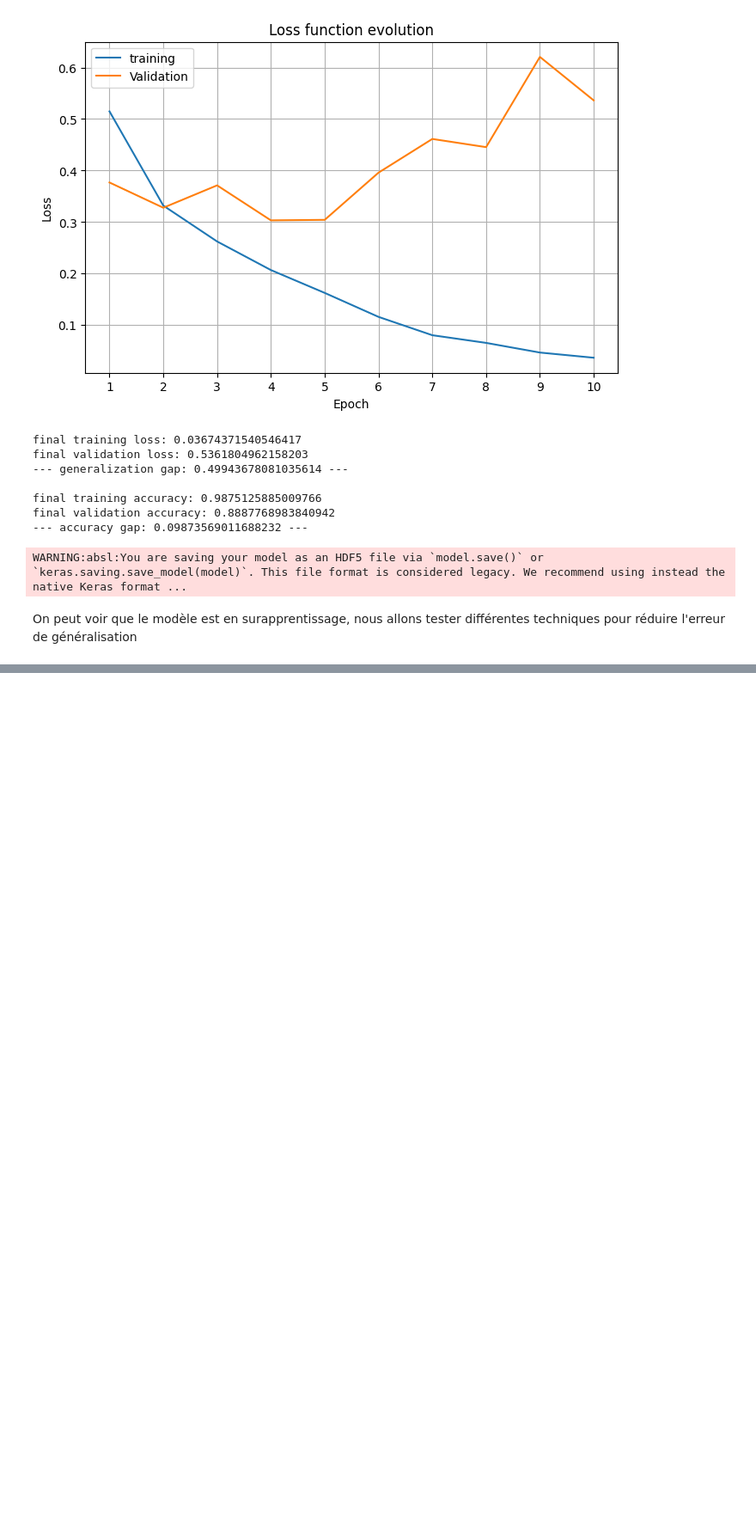
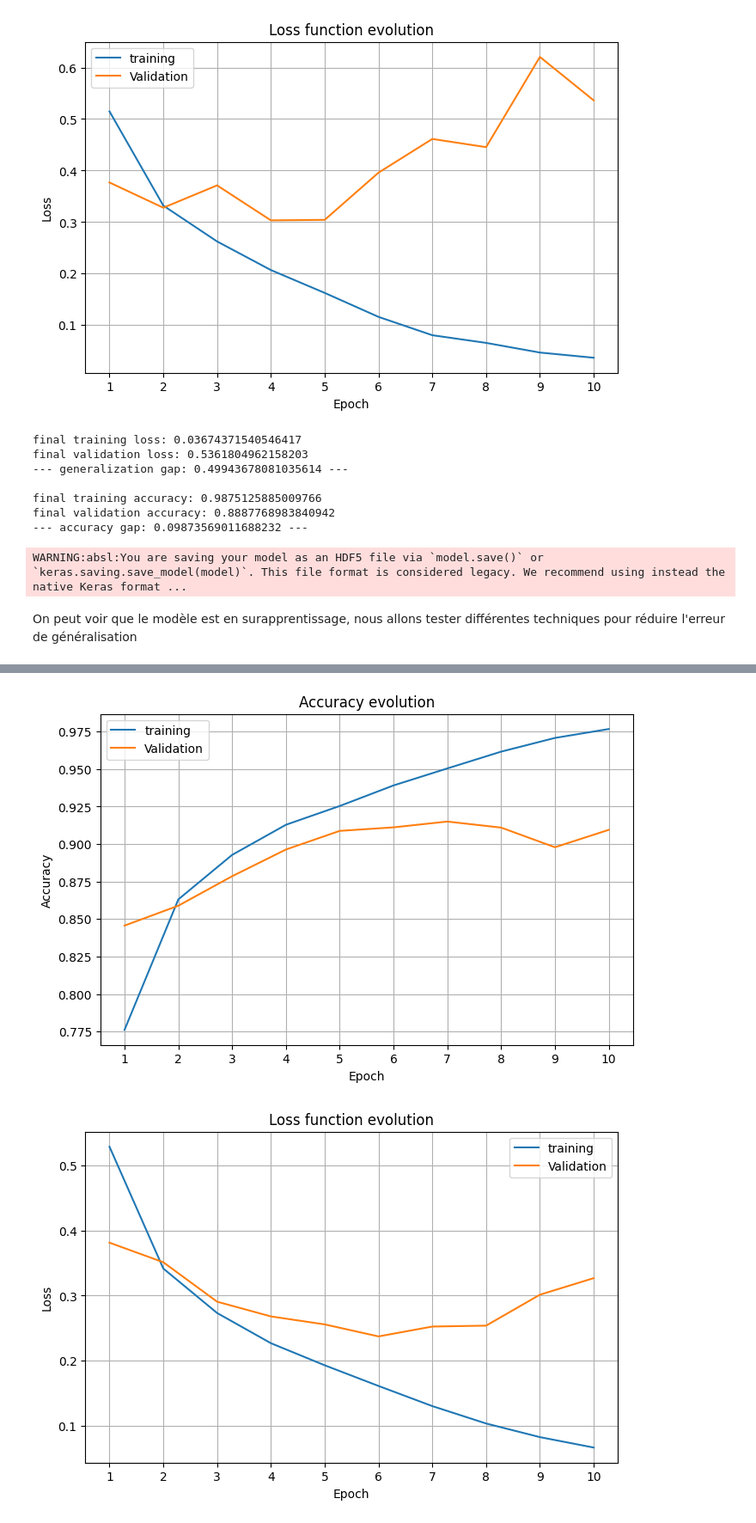
Before and after one commit to Williampancha/Leyenda, a Jupyter notebook: leyenda.ipynb, the cells around one changed output, grey strips where cells are left out. Shown at 86% size. Saved outputs shown, nothing was run; the diff lists cells and outputs as text; code cells hidden in the pictures; blank space fills up the shorter version.

Commit message:
finetuned the lr hyperparameter

```diff
--- a/leyenda.ipynb
+++ b/leyenda.ipynb
@@ -76,7 +76,7 @@ NVIDIA GeForce RTX 4050 Laptop GPU
 
 Commençons tout d'abord par explorer les classes du dataset.
 # %%
-datasets_dir = pathlib.Path('datasets') #D:/datasets
+datasets_dir = pathlib.Path('D:/datasets') #D:/datasets
 # %%
 invalid_files = []
 
@@ -337,0 +370,4 @@ On peut voir que le modèle est en surapprentissage, nous allons tester différe
+# %%
+tuner_lr.search(train_data, validation_data=val_data, epochs=5)
+best_lr = tuner_lr.get_best_hyperparameters()[0].get('learning_rate')
+print(f'meileure learning rate: {best_lr}')
@@ -337,0 +424,7 @@ On peut voir que le modèle est en surapprentissage, nous allons tester différe
+# %%
+history_best_lr= model_best_lr.fit(
+    train_data,
+    validation_data=val_data,
+    epochs=epochs,
+    batch_size=batch_size,
+)
@@ -337,0 +453,33 @@ On peut voir que le modèle est en surapprentissage, nous allons tester différe
+# %%
+acc = history_best_lr.history["accuracy"]
+val_acc = history_best_lr.history["val_accuracy"]
+loss = history_best_lr.history["loss"]
+val_loss = history_best_lr.history["val_loss"]
+actual_epochs = range(1, epochs + 1)
+
+# accuracy plots
+plt.figure(figsize=(8, 5))
+plt.plot(actual_epochs, acc, label="training")
+plt.plot(actual_epochs, val_acc, label="Validation")
+plt.title("Accuracy evolution")
+plt.xticks(actual_epochs)
+plt.xlabel("Epoch")
+plt.ylabel("Accuracy")
+plt.legend()
+plt.grid(True)
+plt.show()
+
+# loss plots
+plt.figure(figsize=(8, 5))
+plt.plot(actual_epochs, loss, label="training")
+plt.plot(actual_epochs, val_loss, label="Validation")
+plt.title("Loss function evolution")
+plt.xticks(actual_epochs)
+plt.xlabel("Epoch")
+plt.ylabel("Loss")
+plt.legend()
+plt.grid(True)
+plt.show()
+# %% [output]
+[figure, added]
+[figure, added]
```
Also changed, not shown: parts of 8 cells of this notebook, 1 other file.
